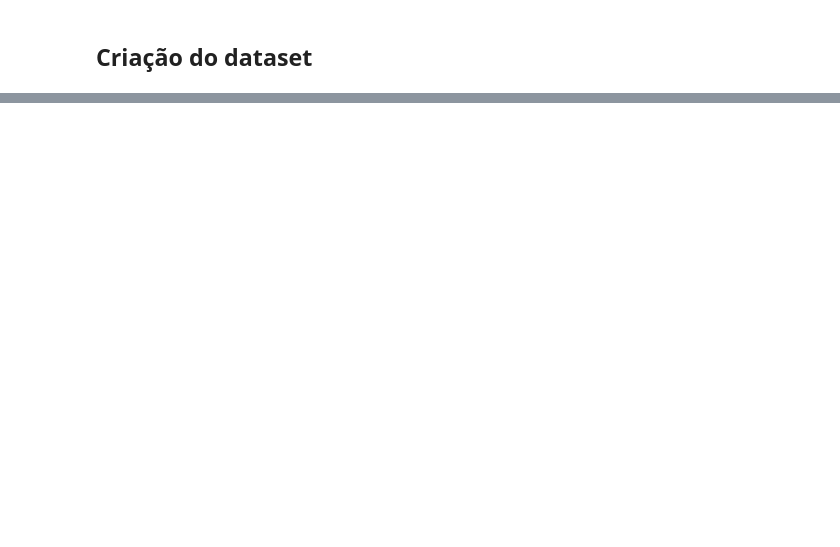
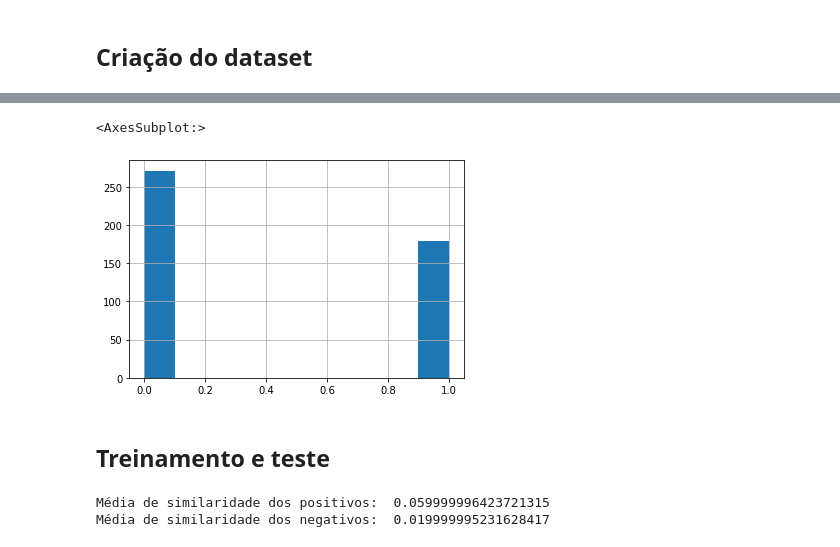
Before and after one commit to MPMG-DCC-UFMG/M05, a Jupyter notebook: notebooks/feedback_analysis.ipynb, the cells around one changed output, grey strips where cells are left out. Cells and saved outputs as stored; diff of their text form; code cells hidden in the pictures; blank space fills up the shorter version.

Commit message:
updates feedback analysis notebook

```diff
--- a/notebooks/feedback_analysis.ipynb
+++ b/notebooks/feedback_analysis.ipynb
@@ -91,3 +91,5 @@ scores["count"].hist()
+# %%
+dataset = scores #need to save it here
 # %% [markdown]
 ### Apenas entradas com todos os rótulos
 # %%
@@ -174,4 +176,6 @@ Krippendorff's alpha:  0.48526315789473684
 # %% [markdown]
 ## Criação do dataset
 # %%
-scores["label"] = scores["label"].apply(lambda x: int(bool(x)))
+dataset["final_label"] = dataset["label"].apply(lambda x: int(bool(x)))
+dataset = dataset.reset_index()
+dataset
@@ -193,0 +196,2 @@ scores.reset_index()
+# %%
+dataset = pd.merge(dataset, feedbacks,  left_on=['_id','query_id'], right_on = ['_id','query_id'])[['_id','query_id', "final_label","query", "text"]]
@@ -193,0 +214,7 @@ scores.reset_index()
+# %%
+dataset["final_label"].hist()
+# %% [output]
+<AxesSubplot:>
+[figure, added]
+# %% [markdown]
+## Treinamento e teste
@@ -193,0 +245,5 @@ scores.reset_index()
+# %%
+average_similarity()
+# %% [output]
+Média de similaridade dos positivos:  0.059999996423721315
+Média de similaridade dos negativos:  0.019999995231628417
```
Also changed, not shown: parts of 20 cells of this notebook.
